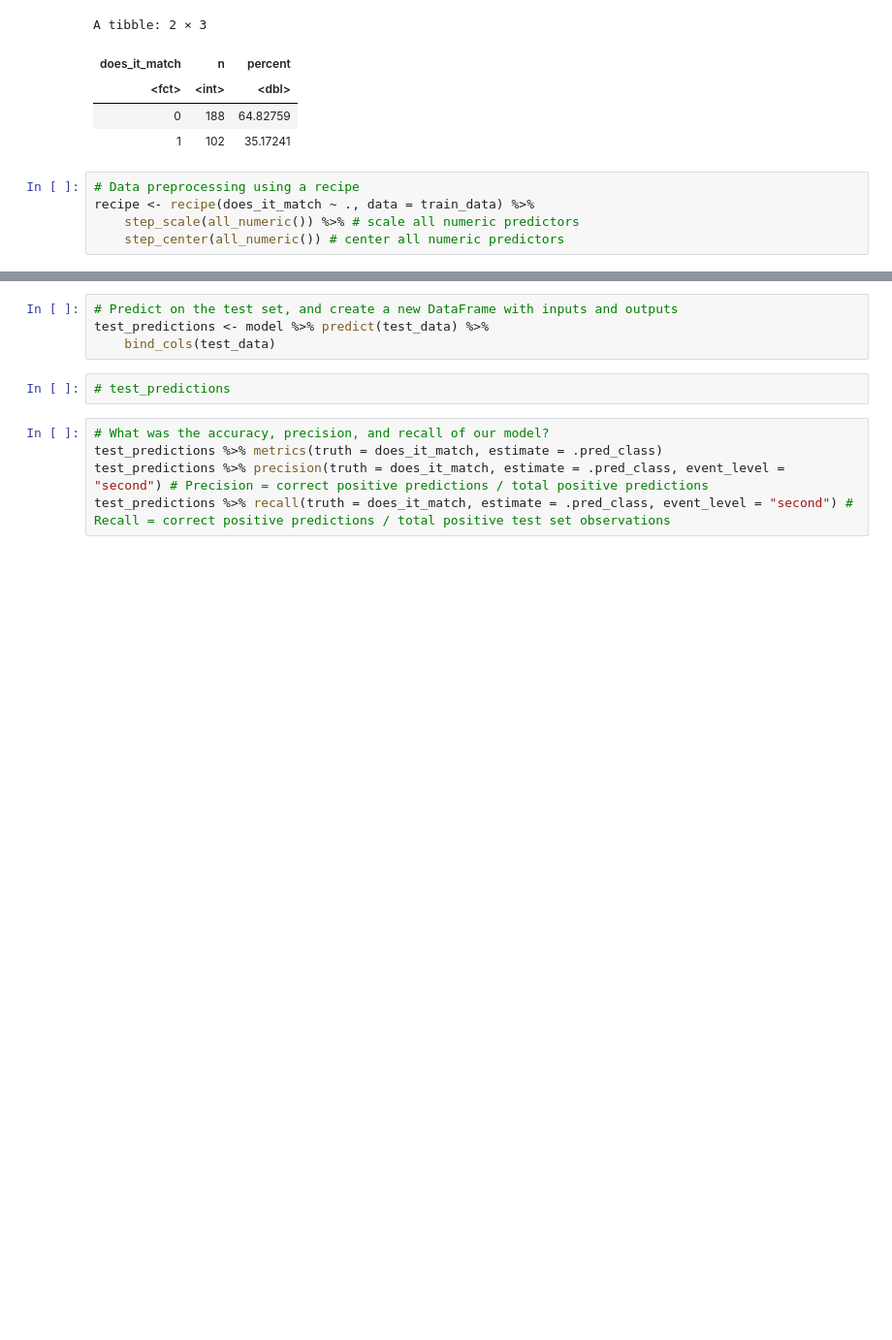
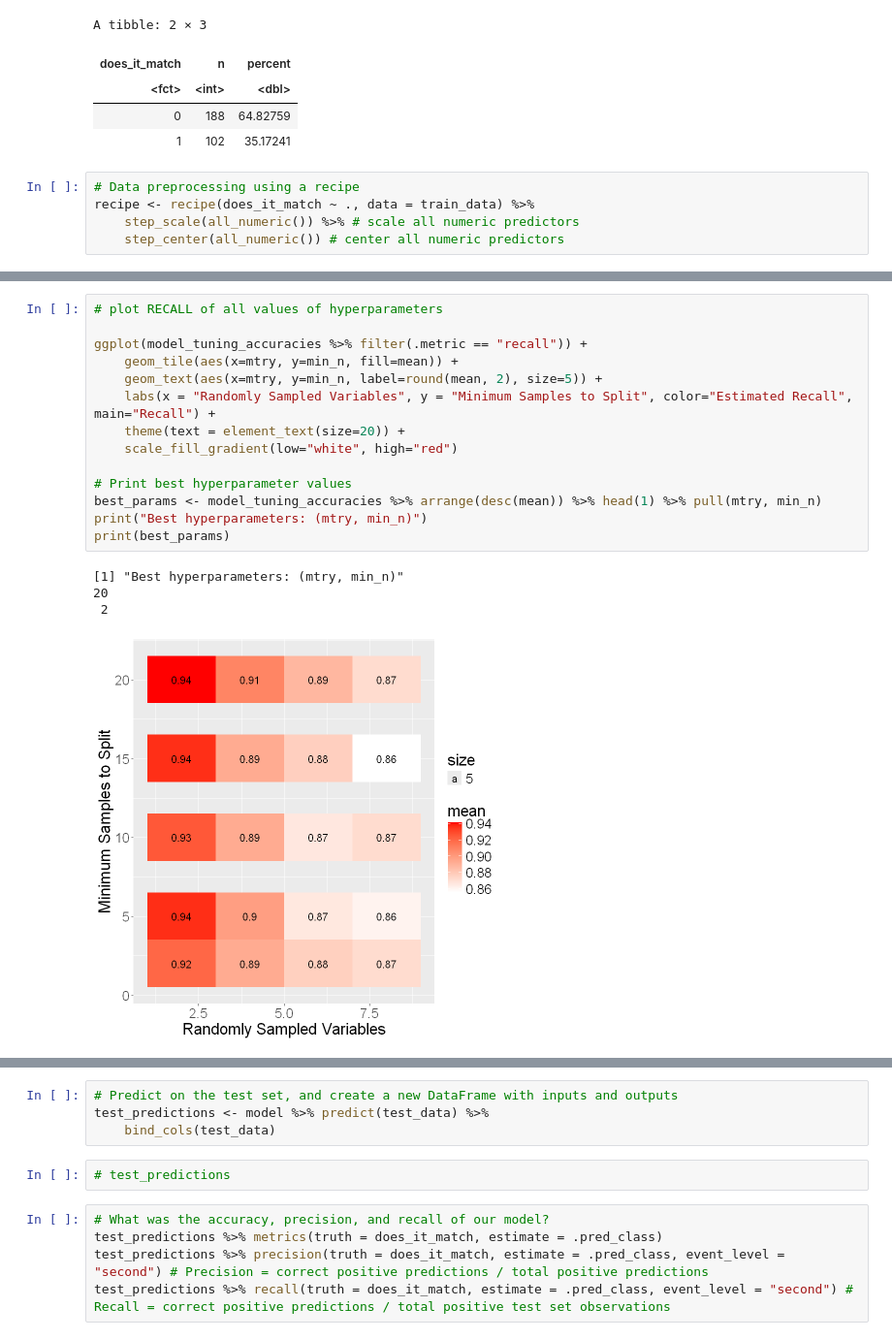
Before and after one commit to jsanvik/Birdsong, a Jupyter notebook: 03 Modelling/04 match_random_forest.ipynb, the cells around one changed output, grey strips where cells are left out. Shown at 97% size. Saved outputs shown, nothing was run; the diff lists cells and outputs as text; blank space fills up the shorter version.

```diff
--- a/03 Modelling/04 match_random_forest.ipynb
+++ b/03 Modelling/04 match_random_forest.ipynb
@@ -208,3 +213,22 @@ print(best_params)
+# %%
+# plot RECALL of all values of hyperparameters
+
+ggplot(model_tuning_accuracies %>% filter(.metric == "recall")) +
+    geom_tile(aes(x=mtry, y=min_n, fill=mean)) +
+    geom_text(aes(x=mtry, y=min_n, label=round(mean, 2), size=5)) +
+    labs(x = "Randomly Sampled Variables", y = "Minimum Samples to Split", color="Estimated Recall", main="Recall") +
+    theme(text = element_text(size=20)) +
+    scale_fill_gradient(low="white", high="red")
+
+# Print best hyperparameter values
+best_params <- model_tuning_accuracies %>% arrange(desc(mean)) %>% head(1) %>% pull(mtry, min_n)
+print("Best hyperparameters: (mtry, min_n)")
+print(best_params)
+# %% [output]
+[1] "Best hyperparameters: (mtry, min_n)"
+20
+ 2
+[figure, added]
 # %%
 # retrain model on best parameters
 best_params <- model_tuning %>%
```
Also changed, not shown: parts of 9 cells of this notebook, 7 other files.
